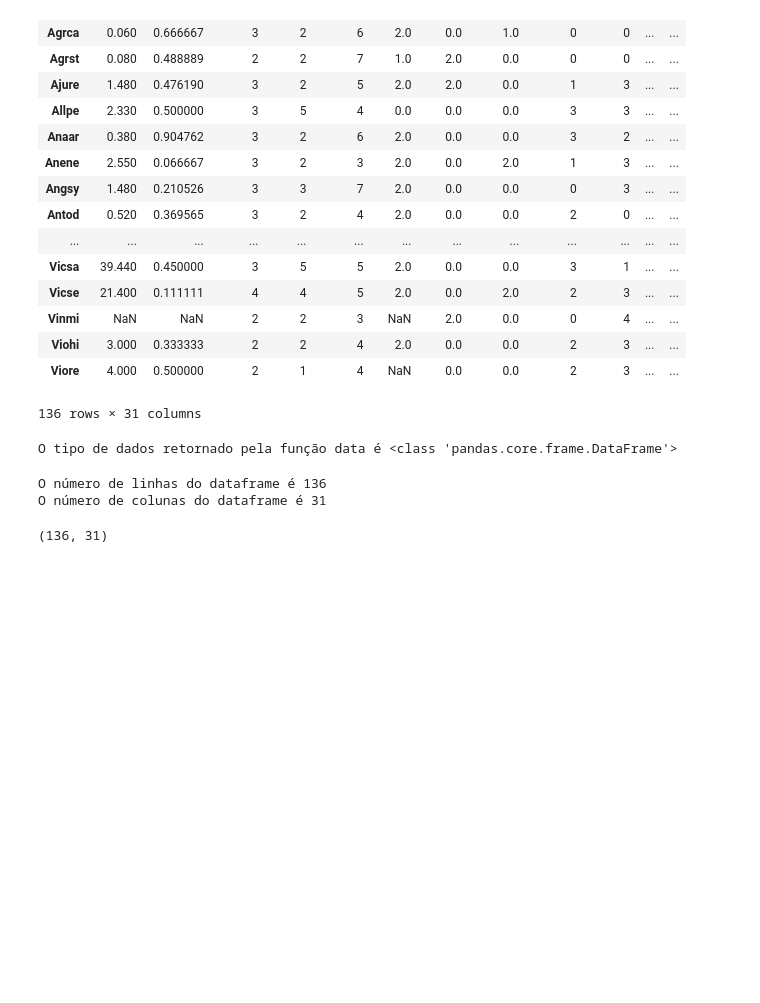
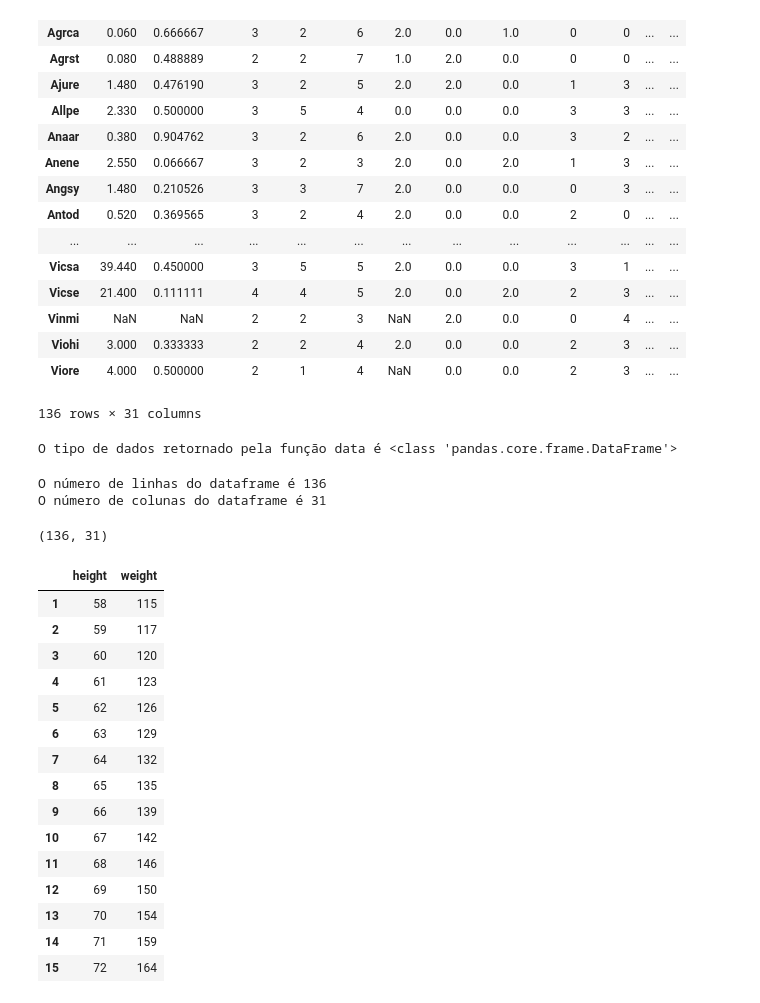
Before and after one commit to dsreliete/Womakerscode-DA-desafio_squad, a Jupyter notebook: desafio1.ipynb, the cells around one changed output. Saved outputs shown, nothing was run; the diff lists cells and outputs as text; code cells hidden in the pictures; blank space fills up the shorter version.

```diff
--- a/desafio1.ipynb
+++ b/desafio1.ipynb
@@ -92,0 +96,19 @@ linhas_colunas(df_planta)
+# %%
+df_women
+# %% [output]
+|  | height | weight |
+| 1 | 58 | 115 |
+| 2 | 59 | 117 |
+| 3 | 60 | 120 |
+| 4 | 61 | 123 |
+| 5 | 62 | 126 |
+| 6 | 63 | 129 |
+| 7 | 64 | 132 |
+| 8 | 65 | 135 |
+| 9 | 66 | 139 |
+| 10 | 67 | 142 |
+| 11 | 68 | 146 |
+| 12 | 69 | 150 |
+| 13 | 70 | 154 |
+| 14 | 71 | 159 |
+| 15 | 72 | 164 |
```
Also changed, not shown: parts of 7 cells of this notebook.
